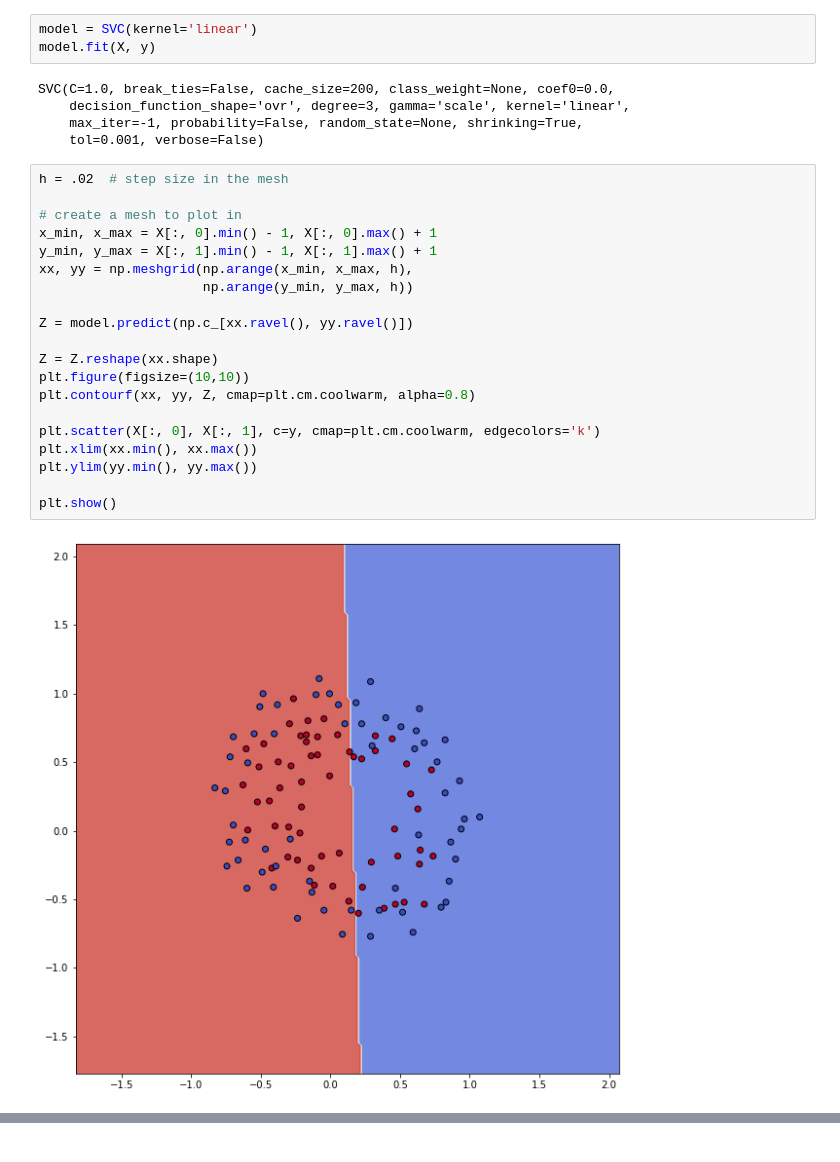
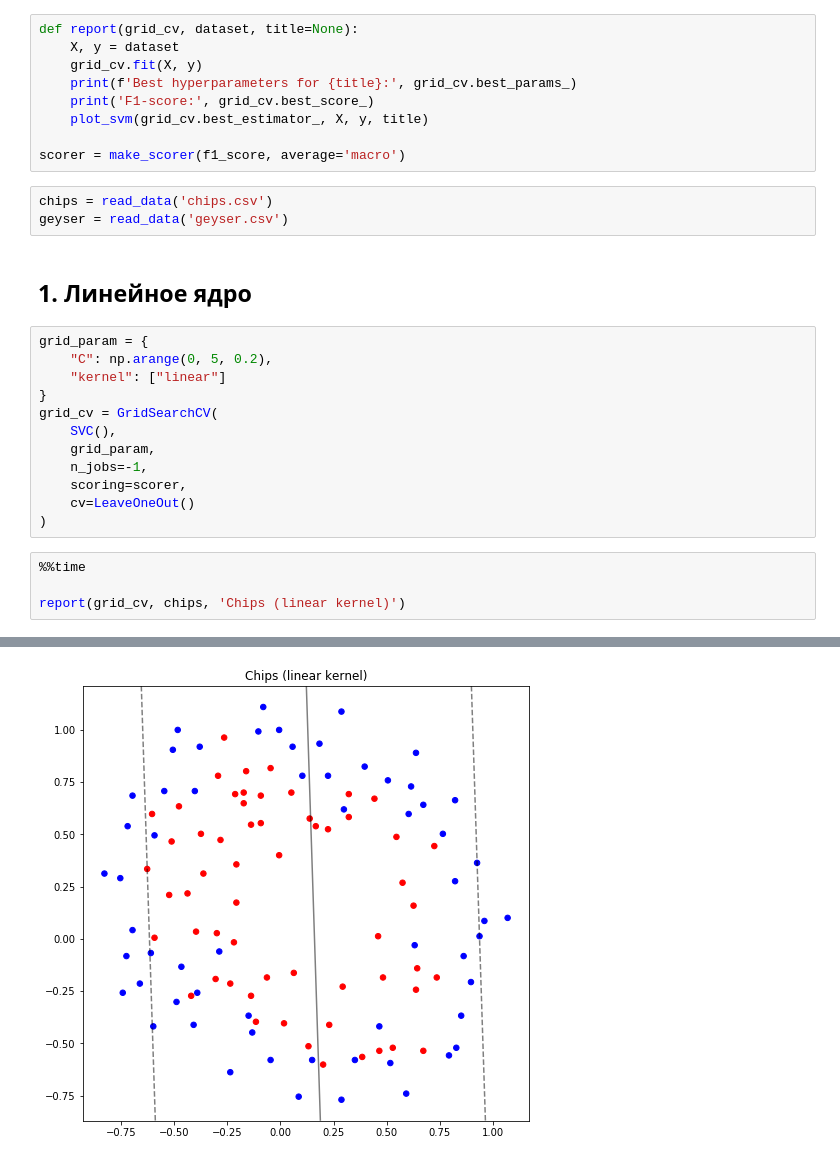
Before and after one commit to BakasaRus/IntelligentSystems, a Jupyter notebook: Labs/SVM.ipynb, the cells around one changed output, grey strips where cells are left out. Drawn from its saved outputs; the diff is of its cells as text.

Commit message:
Lab 3 with useful functions

```diff
--- a/Labs/SVM.ipynb
+++ b/Labs/SVM.ipynb
@@ -39,30 +43,31 @@ X, y
-# %%
-model = SVC(kernel='linear')
-model.fit(X, y)
-# %% [output]
-SVC(C=1.0, break_ties=False, cache_size=200, class_weight=None, coef0=0.0,
-    decision_function_shape='ovr', degree=3, gamma='scale', kernel='linear',
-    max_iter=-1, probability=False, random_state=None, shrinking=True,
-    tol=0.001, verbose=False)
-# %%
-h = .02  # step size in the mesh
-
-# create a mesh to plot in
-x_min, x_max = X[:, 0].min() - 1, X[:, 0].max() + 1
-y_min, y_max = X[:, 1].min() - 1, X[:, 1].max() + 1
-xx, yy = np.meshgrid(np.arange(x_min, x_max, h),
-                     np.arange(y_min, y_max, h))
-
-Z = model.predict(np.c_[xx.ravel(), yy.ravel()])
-
-Z = Z.reshape(xx.shape)
-plt.figure(figsize=(10,10))
-plt.contourf(xx, yy, Z, cmap=plt.cm.coolwarm, alpha=0.8)
-
-plt.scatter(X[:, 0], X[:, 1], c=y, cmap=plt.cm.coolwarm, edgecolors='k')
-plt.xlim(xx.min(), xx.max())
-plt.ylim(yy.min(), yy.max())
-
-plt.show()
-# %% [output]
-[figure, removed]
+# %%
+def report(grid_cv, dataset, title=None):
+    X, y = dataset
+    grid_cv.fit(X, y)
+    print(f'Best hyperparameters for {title}:', grid_cv.best_params_)
+    print('F1-score:', grid_cv.best_score_)
+    plot_svm(grid_cv.best_estimator_, X, y, title)
+
+scorer = make_scorer(f1_score, average='macro')
+# %%
+chips = read_data('chips.csv')
+geyser = read_data('geyser.csv')
+# %% [markdown]
+## 1. Линейное ядро
+# %%
+grid_param = {
+    "C": np.arange(0, 5, 0.2),
+    "kernel": ["linear"]
+}
+grid_cv = GridSearchCV(
+    SVC(),
+    grid_param,
+    n_jobs=-1,
+    scoring=scorer,
+    cv=LeaveOneOut()
+)
+# %%
+%%time
+
+report(grid_cv, chips, 'Chips (linear kernel)')
+# %% [output]
@@ -68,0 +78 @@ plt.show()
+[figure, added]
```
Also changed, not shown: parts of 5 cells of this notebook.
